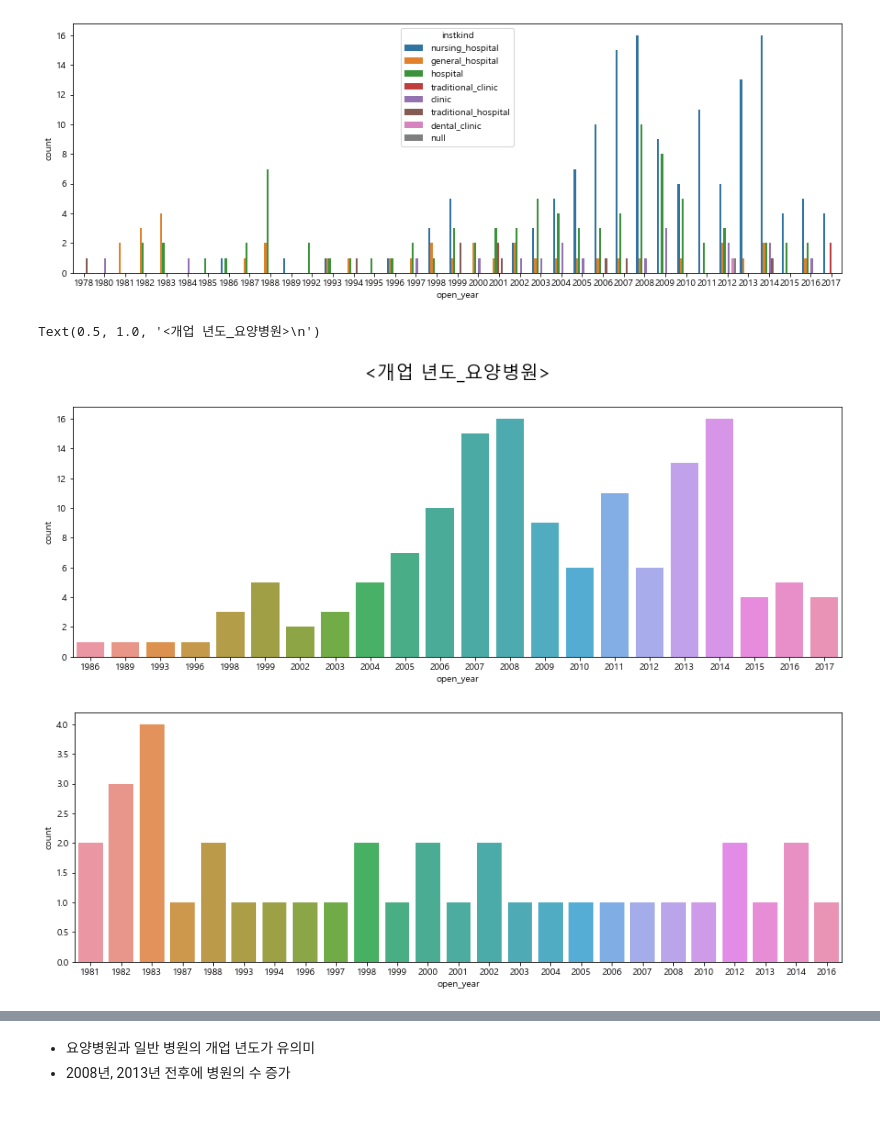
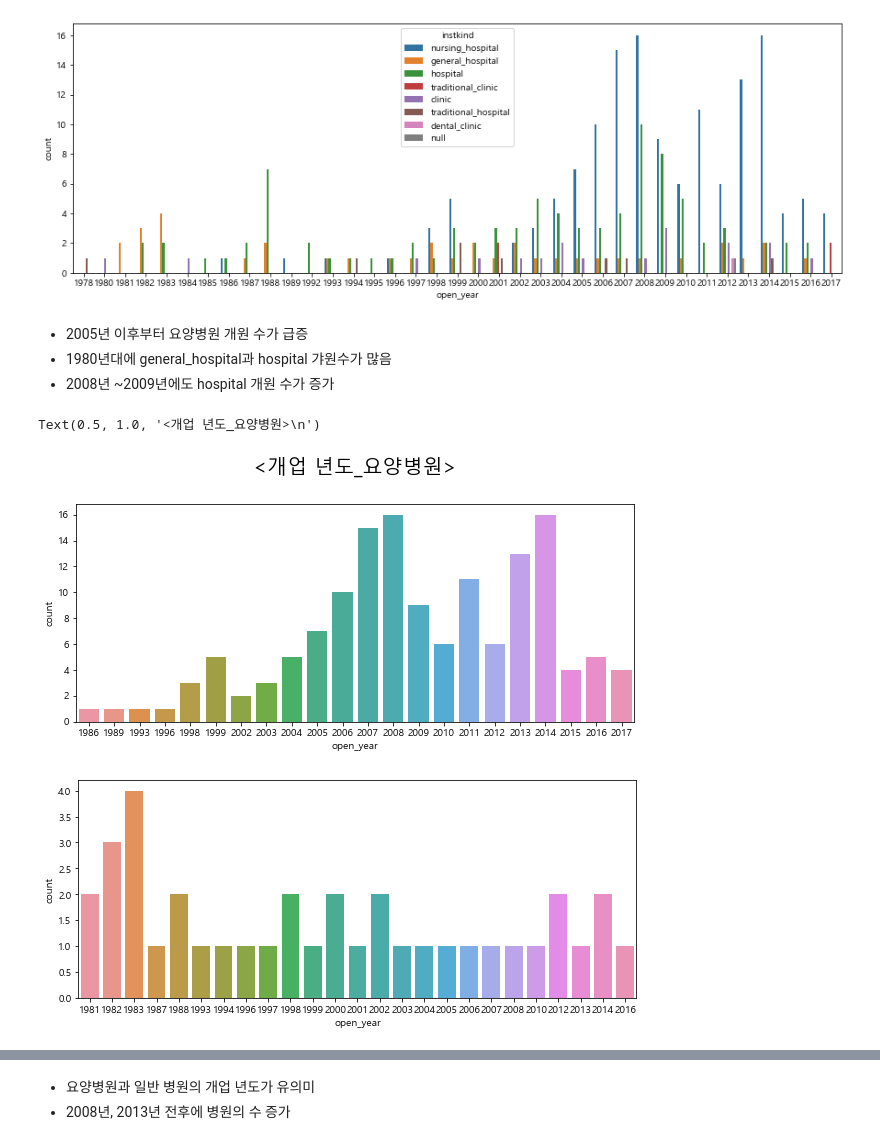
Before and after one commit to Hyeryeong-Cho/Dacon_project, a Jupyter notebook: day2~3. EDA.ipynb, the cells around one changed output, grey strips where cells are left out. Drawn from its saved outputs; the diff is of its cells as text; code cells hidden in the pictures; blank space fills up the shorter version.

```diff
--- a/day2~3. EDA.ipynb
+++ b/day2~3. EDA.ipynb
@@ -15,7 +15,7 @@ from matplotlib import font_manager, rc
 font_name = font_manager.FontProperties(fname = 'C:/Windows/Fonts/malgun.ttf').get_name()
 rc('font', family = font_name)
 # %%
-path = ''
+path = './data/'
 df = pd.read_csv(path + 'train.csv')
 # %%
 df.head()
@@ -267,7 +267,7 @@ open      286
  close     15
 Name: OC, dtype: int64
 # %%
-df_feature['OC'].replace({'open':0, 'close':1}, inplace =True)
+df_feature['OC'].replace({'open':'0', ' close':'1'}, inplace =True)
 # %%
 df_feature['OC'].value_counts()
 # %% [output]
@@ -323,16 +323,20 @@ sns.countplot('open_year', data = df_feature, hue='instkind')
 # %% [output]
 <matplotlib.axes._subplots.AxesSubplot at 0x...>
 [figure]
+# %% [markdown]
+* 2005년 이후부터 요양병원 개원 수가 급증
+* 1980년대에 general_hospital과 hospital 갸원수가 많음
+* 2008년 ~2009년에도 hospital 개원 수가 증가
 # %%
-plt.figure(figsize=(15,5))
+plt.figure(figsize=(10,4))
 ax = sns.countplot('open_year', data = df_feature.loc[df_feature['instkind']=='nursing_hospital'])
 ax.set_title('<개업 년도_요양병원>\n', fontsize = 20)
 # %% [output]
 Text(0.5, 1.0, '<개업 년도_요양병원>\n')
-[figure, old version]
+[figure, new version]
 # %%
-plt.figure(figsize=(15,5))
+plt.figure(figsize=(10,4))
 ax = sns.countplot('open_year', data = df_feature.loc[df_feature['instkind']=='general_hospital'])
 # %% [output]
-[figure, old version]
+[figure, new version]
 # %%
```
Also changed, not shown: parts of 23 cells of this notebook, 1 other file.
